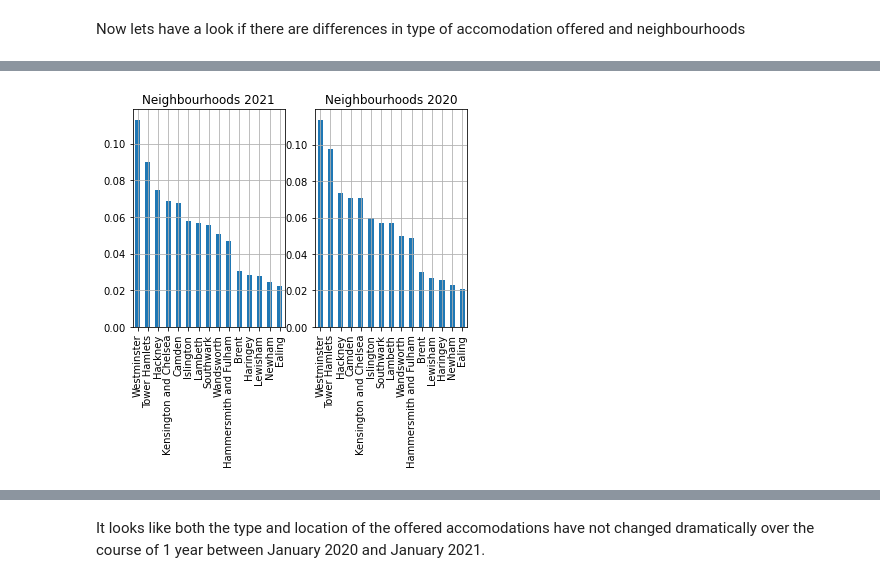
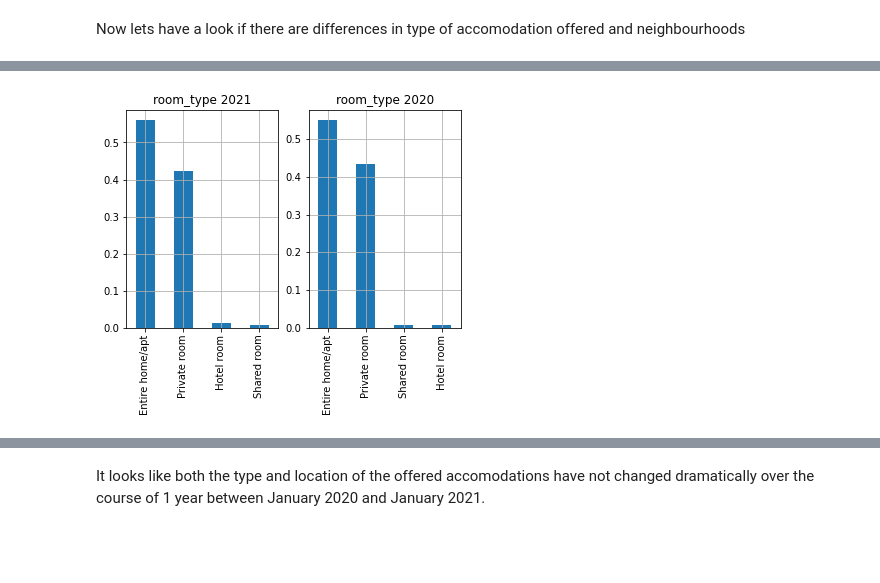
Before and after one commit to shristov1/Covid19_data_analysis, a Jupyter notebook: AirBnB London.ipynb, the cells around one changed output, grey strips where cells are left out. Saved outputs shown, nothing was run; the diff lists cells and outputs as text; code cells hidden in the pictures; blank space fills up the shorter version.

```diff
--- a/AirBnB London.ipynb
+++ b/AirBnB London.ipynb
@@ -48,0 +72,23 @@ for column in nan_columns_2020:
+# %%
+def bar_plot(df_2020, df_2021, column: str, plot_limit=100) -> None:
+    """Function which plots bar plots for a comparison between the 2 datasets
+
+    Parameters:
+    df_2020: data frame for 2020 data
+    df_2021: data frame for 2021 data
+    column: column name
+    plot_limit: limit the plot to the most common values, default = 100
+
+    Returns:
+    None
+
+    """
+
+    plt.subplot(121)
+    (df_2020[column].value_counts()[:plot_limit]/df_2020.shape[0]).plot(kind="bar");
+    plt.title(f"{column} 2021");
+    plt.grid()
+    plt.subplot(122)
+    (df_2021[column].value_counts()[:plot_limit]/df_2021.shape[0]).plot(kind="bar");
+    plt.title(f"{column} 2020");
+    plt.grid()
@@ -70,11 +128,4 @@ plt.grid()
-# %%
-plt.subplot(121)
-(data_set_2021.neighbourhood.value_counts()[:15]/data_set_2021.shape[0]).plot(kind="bar");
-plt.title("Neighbourhoods 2021");
-plt.grid()
-plt.subplot(122)
-(data_set_2020.neighbourhood.value_counts()[:15]/data_set_2020.shape[0]).plot(kind="bar");
-plt.title("Neighbourhoods 2020");
-plt.grid()
-# %% [output]
-[figure, removed]
+# %%
+bar_plot(data_set_2020, data_set_2021, 'room_type')
+# %% [output]
+[figure, added]
```
Also changed, not shown: parts of 53 cells of this notebook.
